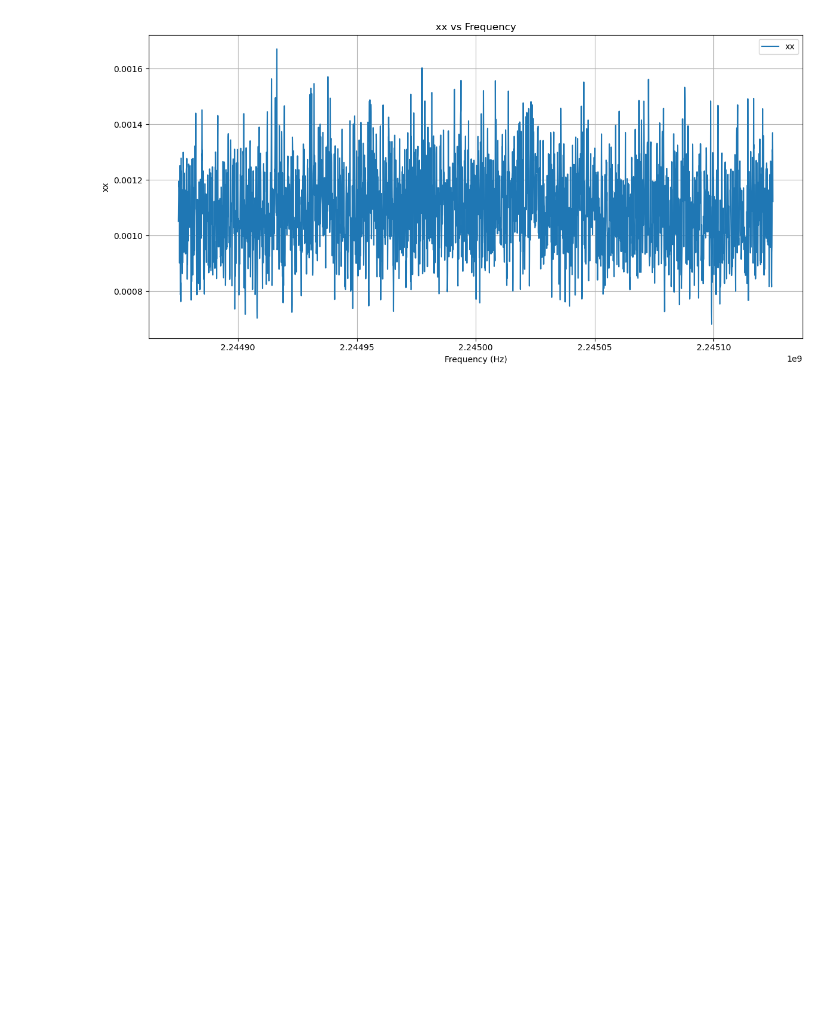
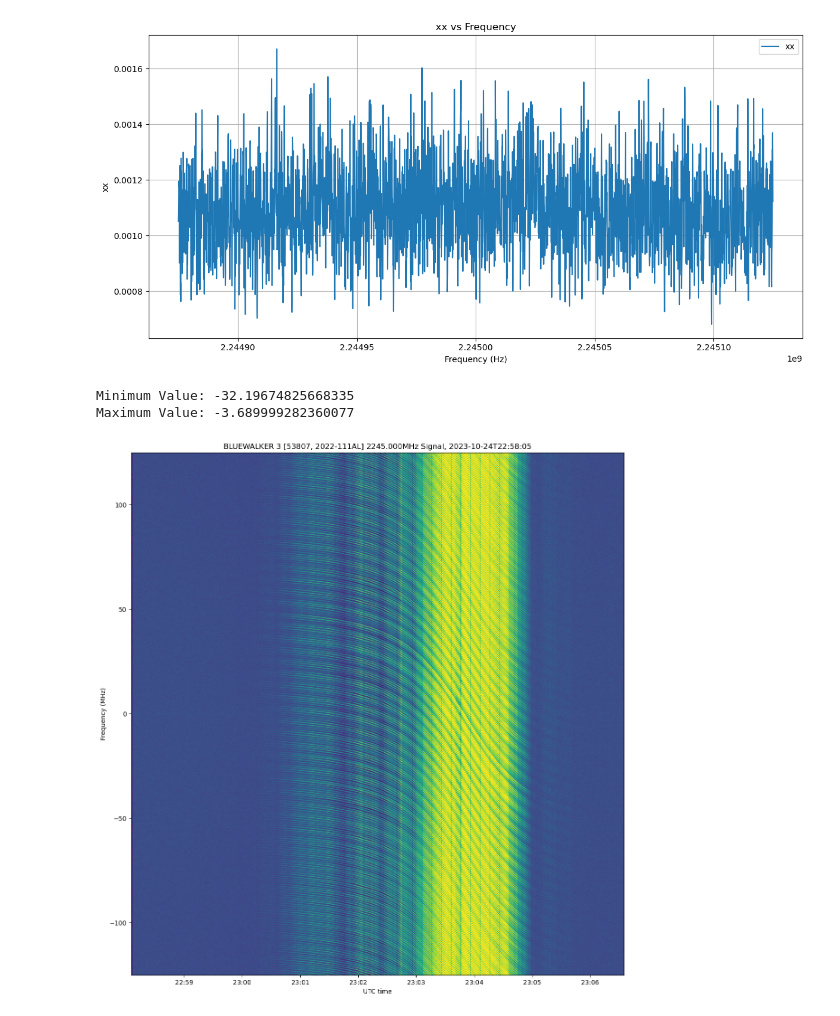
Before and after one commit to ScottTilley/polarization, a Jupyter notebook: BW3_2023-10-24e.ipynb, the cells around one changed output. Saved outputs shown, nothing was run; the diff lists cells and outputs as text; code cells hidden in the pictures; blank space fills up the shorter version.

```diff
--- a/BW3_2023-10-24e.ipynb
+++ b/BW3_2023-10-24e.ipynb
@@ -117,7 +117,7 @@ def calculate_fft(data, sample_rate):
 # %%
 # plot variables
 mark_size = 5
-plot = False
+plot = True
 plot_zoom = False
 sel = slice(2,None)
 
@@ -243,22 +243,27 @@ Gain Offset: 0.5198599
 [figure]
 # %%
 if plot:
+    result = xx + yy
     min_value = 10*np.log10(np.min(result))
     max_value = 10*np.log10(np.max(result))
     print("Minimum Value:", min_value)
     print("Maximum Value:", max_value)
 
     plt.figure(figsize = (15,15), facecolor = 'w')
     plt.imshow(10*np.log10(xx+yy)[:,::-1].T, extent = (mdates.date2num(t[0]),mdates.date2num(t[-1]), -125, 125),
-              aspect =0.5e-4, vmin =-32, vmax = -10)
+              aspect =0.25e-4, vmin =-32, vmax = -10)
     plt.gca().set_xlim((t[0], t[-1]))
     plt.gca().xaxis.set_major_formatter(mdates.DateFormatter('%H:%M'))
     plt.ylabel('Frequency (MHz)')
     plt.xlabel('UTC time')
     title_text = f'{object_observed} {frequency}MHz Signal, {formatted_datetime}'
     plt.title(title_text)
     filename = f'{object_observed}_{formatted_datetime}_sig_plot.png'
     plt.savefig(filename)
+# %% [output]
+Minimum Value: -32.19674825668335
+Maximum Value: -3.689999282360077
+[figure, added]
 # %%
 signal_peak = np.argmax(xx + yy, axis = 1)
 offsets = np.arange(-2,3)
```
Also changed, not shown: parts of 7 cells of this notebook.
